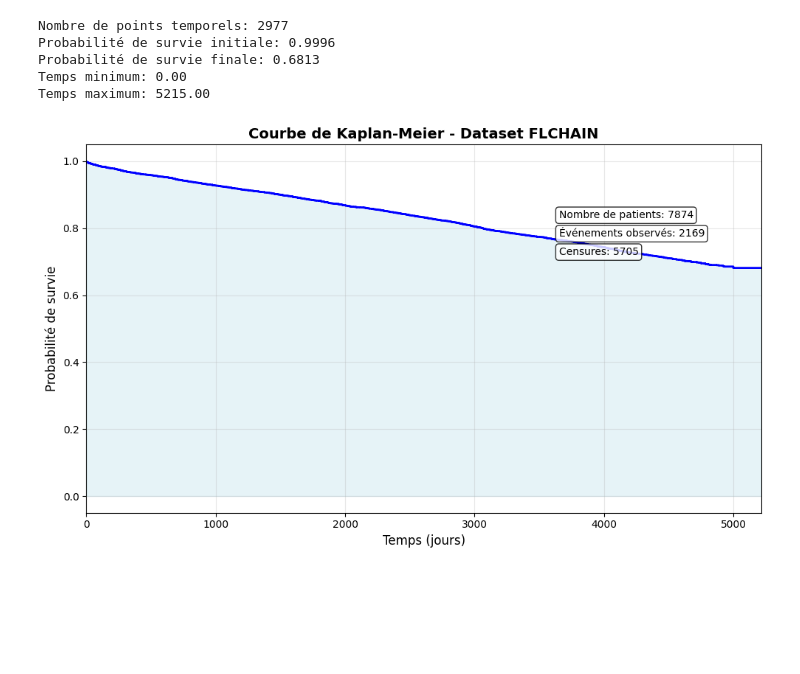
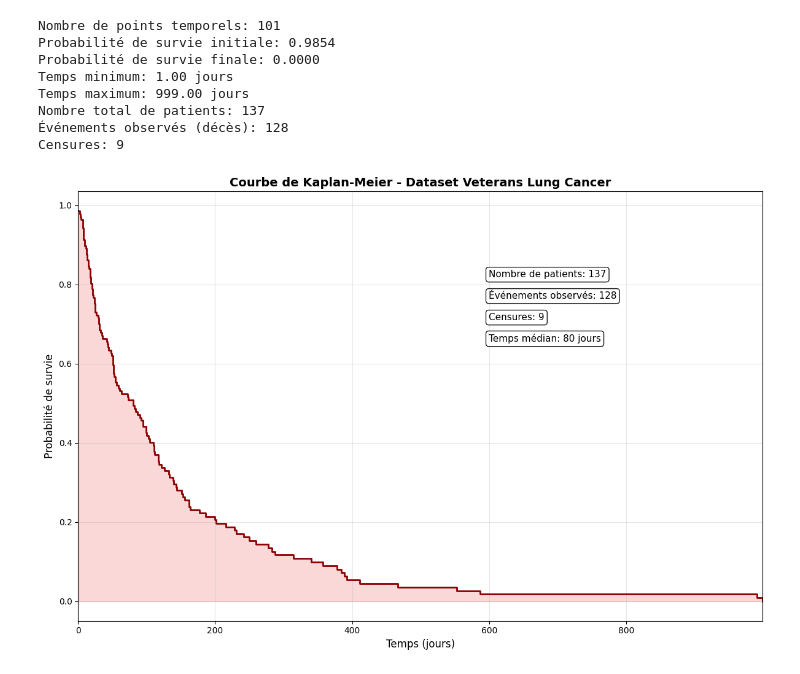
Before and after one commit to thomaspogu/Survival-analysis---Projet-ORRA, a Jupyter notebook: k_m_estimator_skicit.ipynb, the cells around one changed output. Cells and saved outputs as stored; diff of their text form; code cells hidden in the pictures; blank space fills up the shorter version.

Commit message:
New dataset

```diff
--- a/k_m_estimator_skicit.ipynb
+++ b/k_m_estimator_skicit.ipynb
@@ -6,8 +6,8 @@ import sksurv
 import sksurv.datasets
 from sksurv.nonparametric import kaplan_meier_estimator
 
-# Charger le dataset flchain
-X, y = sksurv.datasets.load_flchain()
+# Charger le dataset veterans_lung_cancer
+X, y = sksurv.datasets.load_veterans_lung_cancer()
 
 print("Shape du dataset X:", X.shape)
 print("Colonnes disponibles:", X.columns.tolist())
@@ -15,4 +15,6 @@ print("Premières lignes de X:")
 print(X.head())
 print("\nInformations sur y (survie):")
 print(y[:5])
+print(f"Type de y: {type(y)}")
+print(f"Structure de y: {y.dtype}")
 # %% [output]
@@ -32,42 +38,52 @@ Informations sur y (survie):
 # %%
 # Ajuster l'estimateur de Kaplan-Meier
-time, survival_prob = kaplan_meier_estimator(y['death'], y['futime'])
+# Pour veterans_lung_cancer, les colonnes sont 'Status' et 'Survival_in_days'
+time, survival_prob = kaplan_meier_estimator(y['Status'], y['Survival_in_days'])
 
 print(f"Nombre de points temporels: {len(time)}")
 print(f"Probabilité de survie initiale: {survival_prob[0]:.4f}")
 print(f"Probabilité de survie finale: {survival_prob[-1]:.4f}")
-print(f"Temps minimum: {time[0]:.2f}")
-print(f"Temps maximum: {time[-1]:.2f}")
+print(f"Temps minimum: {time[0]:.2f} jours")
+print(f"Temps maximum: {time[-1]:.2f} jours")
+print(f"Nombre total de patients: {len(y)}")
+print(f"Événements observés (décès): {np.sum(y['Status'])}")
+print(f"Censures: {len(y) - np.sum(y['Status'])}")
 # %% [output]
-Nombre de points temporels: 2977
-Probabilité de survie initiale: 0.9996
-Probabilité de survie finale: 0.6813
-Temps minimum: 0.00
-Temps maximum: 5215.00
+Nombre de points temporels: 101
+Probabilité de survie initiale: 0.9854
+Probabilité de survie finale: 0.0000
+Temps minimum: 1.00 jours
+Temps maximum: 999.00 jours
+Nombre total de patients: 137
+Événements observés (décès): 128
+Censures: 9
 # %%
 # Afficher la courbe de Kaplan-Meier
-plt.figure(figsize=(10, 6))
-plt.step(time, survival_prob, where="post", linewidth=2, color='blue')
-plt.fill_between(time, survival_prob, step="post", alpha=0.3, color='lightblue')
+plt.figure(figsize=(12, 8))
+plt.step(time, survival_prob, where="post", linewidth=2, color='darkred')
+plt.fill_between(time, survival_prob, step="post", alpha=0.3, color='lightcoral')
 
 plt.xlabel('Temps (jours)', fontsize=12)
 plt.ylabel('Probabilité de survie', fontsize=12)
-plt.title('Courbe de Kaplan-Meier - Dataset FLCHAIN', fontsize=14, fontweight='bold')
+plt.title('Courbe de Kaplan-Meier - Dataset Veterans Lung Cancer', fontsize=14, fontweight='bold')
 plt.grid(True, alpha=0.3)
 plt.xlim(0, time[-1])
 
 # Ajouter des informations statistiques
-plt.text(0.7, 0.8, f'Nombre de patients: {len(y)}',
-         transform=plt.gca().transAxes, fontsize=10,
-         bbox=dict(boxstyle="round,pad=0.3", facecolor="white", alpha=0.8))
-plt.text(0.7, 0.75, f'Événements observés: {np.sum(y["death"])}',
-         transform=plt.gca().transAxes, fontsize=10,
-         bbox=dict(boxstyle="round,pad=0.3", facecolor="white", alpha=0.8))
-plt.text(0.7, 0.7, f'Censures: {len(y) - np.sum(y["death"])}',
-         transform=plt.gca().transAxes, fontsize=10,
-         bbox=dict(boxstyle="round,pad=0.3", facecolor="white", alpha=0.8))
+plt.text(0.6, 0.8, f'Nombre de patients: {len(y)}',
+         transform=plt.gca().transAxes, fontsize=11,
+         bbox=dict(boxstyle="round,pad=0.3", facecolor="white", alpha=0.9))
+plt.text(0.6, 0.75, f'Événements observés: {np.sum(y["Status"])}',
+         transform=plt.gca().transAxes, fontsize=11,
+         bbox=dict(boxstyle="round,pad=0.3", facecolor="white", alpha=0.9))
+plt.text(0.6, 0.7, f'Censures: {len(y) - np.sum(y["Status"])}',
+         transform=plt.gca().transAxes, fontsize=11,
+         bbox=dict(boxstyle="round,pad=0.3", facecolor="white", alpha=0.9))
+plt.text(0.6, 0.65, f'Temps médian: {time[np.where(survival_prob <= 0.5)[0][0]]:.0f} jours',
+         transform=plt.gca().transAxes, fontsize=11,
+         bbox=dict(boxstyle="round,pad=0.3", facecolor="white", alpha=0.9))
 
 plt.tight_layout()
 plt.show()
 # %% [output]
-[figure, old version]
+[figure, new version]
```
Also changed, not shown: parts of 1 cell of this notebook.
